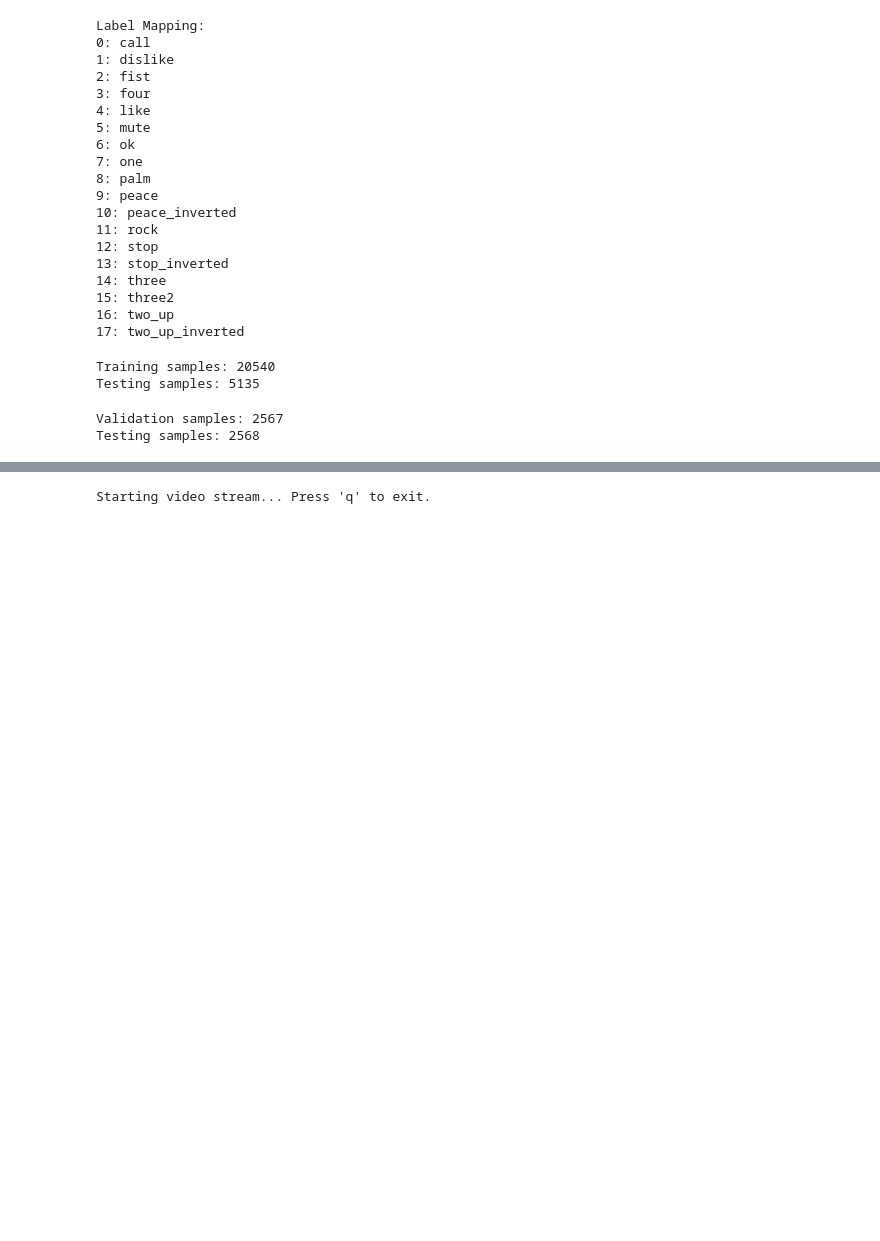
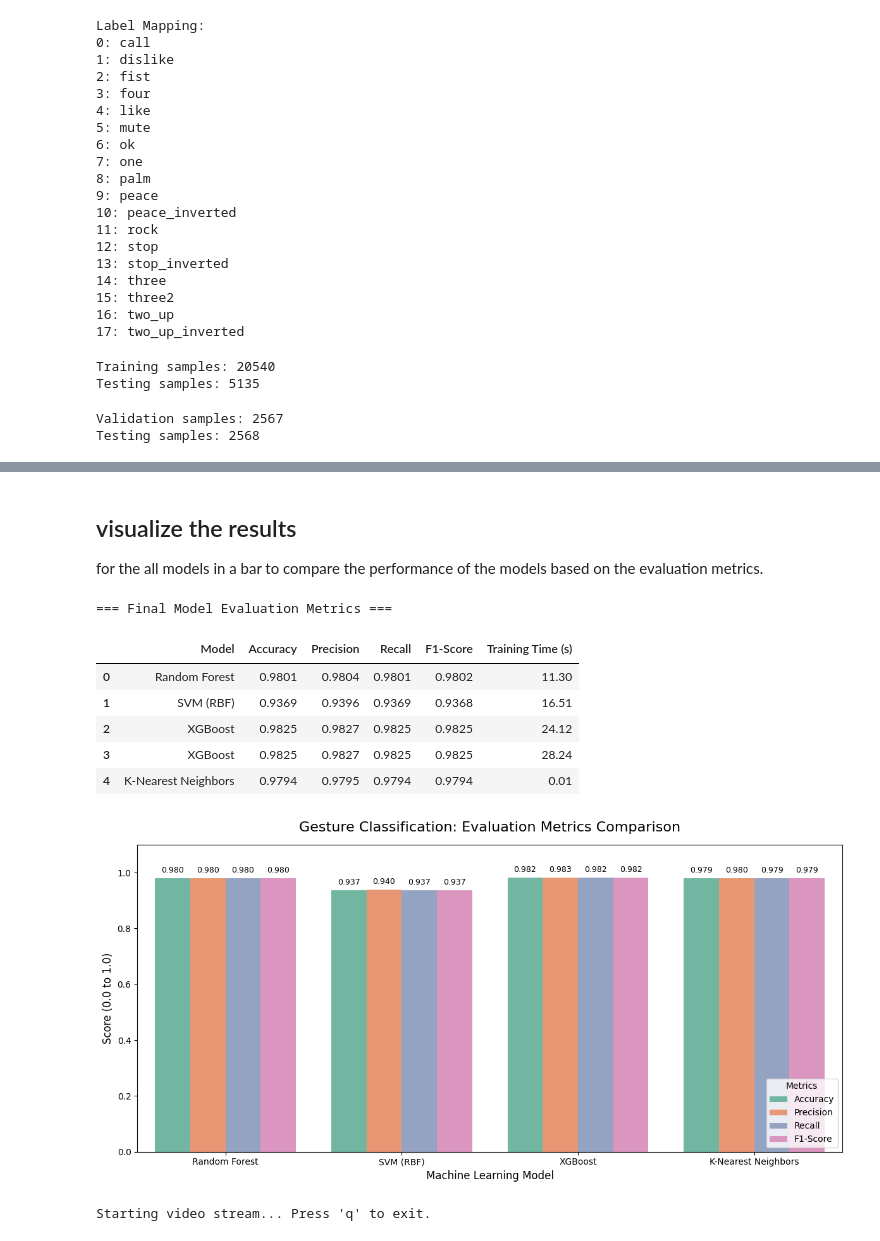
Before and after one commit to rklorD456/ML-Hand-gesture, a Jupyter notebook: notebook.ipynb, the cells around one changed output, grey strips where cells are left out. Drawn from its saved outputs; the diff is of its cells as text; code cells hidden in the pictures; blank space fills up the shorter version.

Commit message:
visualise the performance for multiple models

```diff
--- a/notebook.ipynb
+++ b/notebook.ipynb
@@ -261,0 +269,3 @@ Testing samples: 2568
+# %%
+# make a list for the shared list to store results from all models
+model_results = []
@@ -278,0 +397,51 @@ val_acc_rf = model.score(X_validation, y_validation)
+# %% [markdown]
+## visualize the results
+
+for the all models in a bar to compare the performance of the models based on the evaluation metrics.
+# %%
+# Convert the list of dictionaries into a Pandas DataFrame
+results_df = pd.DataFrame(model_results)
+
+# Display the tabular results
+print("=== Final Model Evaluation Metrics ===")
+display(results_df.round(4))
+
+# Melt the DataFrame so we can plot multiple metrics side-by-side easily using Seaborn
+melted_df = results_df.melt(
+    id_vars="Model",
+    value_vars=["Accuracy", "Precision", "Recall", "F1-Score"],
+    var_name="Metric",
+    value_name="Score"
+)
+
+# Create the Grouped Bar Chart
+plt.figure(figsize=(12, 6))
+sns.barplot(data=melted_df, x='Model', y='Score', hue='Metric', palette='Set2')
+
+plt.title('Gesture Classification: Evaluation Metrics Comparison', fontsize=16, pad=15)
+plt.ylabel('Score (0.0 to 1.0)', fontsize=12)
+plt.xlabel('Machine Learning Model', fontsize=12)
+plt.ylim(0, 1.1) # Leave space for the legend
+plt.legend(loc='lower right', title='Metrics')
+
+# Annotate the bars with their specific values
+for p in plt.gca().patches:
+    if p.get_height() > 0:
+        plt.gca().annotate(f"{p.get_height():.3f}",
+                           (p.get_x() + p.get_width() / 2., p.get_height()),
+                           ha='center', va='center',
+                           xytext=(0, 9),
+                           textcoords='offset points',
+                           fontsize=9)
+
+plt.tight_layout()
+plt.show()
+# %% [output]
+=== Final Model Evaluation Metrics ===
+|  | Model | Accuracy | Precision | Recall | F1-Score | Training Time (s) |
+| 0 | Random Forest | 0.9801 | 0.9804 | 0.9801 | 0.9802 | 11.30 |
+| 1 | SVM (RBF) | 0.9369 | 0.9396 | 0.9369 | 0.9368 | 16.51 |
+| 2 | XGBoost | 0.9825 | 0.9827 | 0.9825 | 0.9825 | 24.12 |
+| 3 | XGBoost | 0.9825 | 0.9827 | 0.9825 | 0.9825 | 28.24 |
+| 4 | K-Nearest Neighbors | 0.9794 | 0.9795 | 0.9794 | 0.9794 | 0.01 |
+[figure, added]
```
Also changed, not shown: parts of 9 cells of this notebook.
